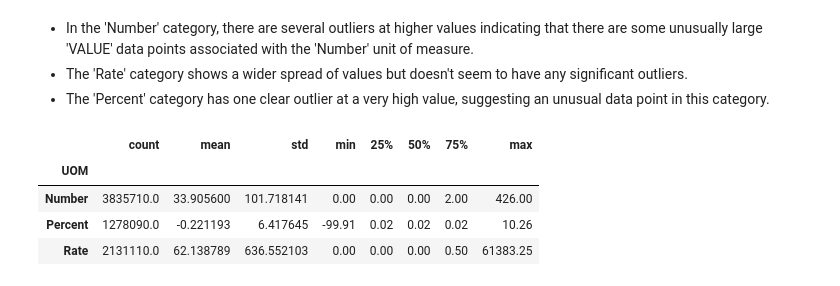
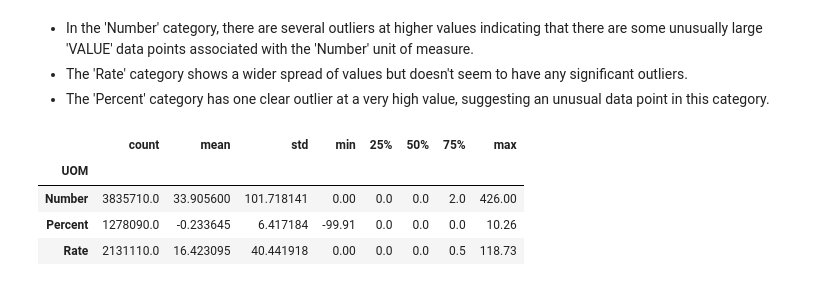
Before and after one commit to swekriti12/Crime-Statistics, a Jupyter notebook: Crime Statistics.ipynb, the cells around one changed output. Saved outputs shown, nothing was run; the diff lists cells and outputs as text; code cells hidden in the pictures.

Commit message:
Values field; Nan or null values changed to 0

```diff
--- a/Crime Statistics.ipynb
+++ b/Crime Statistics.ipynb
@@ -11,6 +8,6 @@ import seaborn as sns
 # %%
 #Loading the dataset
-Crime_Statistics = pd.read_csv("/Users/imn0one/Documents/Big Data Analytics/Business Processes/35100177-eng/35100177.csv", dtype={'DGUID': str, 'TERMINATED': str}, low_memory=False)
+Crime_Statistics = pd.read_csv("./35100177.csv", dtype={'DGUID': str, 'TERMINATED': str}, low_memory=False)
 # %%
 #Displaying first five rows
 Crime_Statistics.head(5)
@@ -443,12 +425,9 @@ Rate       61383.25
 *Rate:*
 - The median (0.00) is suitable for imputation to handle skewness.
 # %%
-#Calculating the median 'VALUE' for each 'UOM' group
-UOM_Median = Crime_Statistics.groupby('UOM')['VALUE'].median()
-
 #Applying the median value where 'VALUE' is missing
 Crime_Statistics['VALUE'] = Crime_Statistics.apply(
-    lambda row: UOM_Median[row['UOM']] if pd.isnull(row['VALUE']) else row['VALUE'], axis=1)
+    lambda row: 0 if pd.isnull(row['VALUE']) else row['VALUE'], axis=1)
 # %%
 #Checking for missing values after the modifications
 print(Crime_Statistics.isnull().sum())
@@ -509,26 +488,33 @@ plt.show()
 # %%
 import pandas as pd
 import numpy as np
 
 #Getting the 95th percentile threshold for 'Number' category
 number_95th = Crime_Statistics[Crime_Statistics['UOM'] == 'Number']['VALUE'].quantile(0.95)
 
 #Getting the 95th percentile threshold for 'Percent' category
 percent_95th = Crime_Statistics[Crime_Statistics['UOM'] == 'Percent']['VALUE'].quantile(0.95)
 
+#Getting the 95th percentile threshold for 'Rate' category
+rate_95th = Crime_Statistics[Crime_Statistics['UOM'] == 'Rate']['VALUE'].quantile(0.95)
+
 #Capping outliers for 'Number' category: Set VALUE to the 95th percentile if it exceeds the threshold
 Crime_Statistics.loc[(Crime_Statistics['UOM'] == 'Number') &
                      (Crime_Statistics['VALUE'] > number_95th), 'VALUE'] = number_95th
 
 #Capping outliers for 'Percent' category: Set VALUE to the 95th percentile if it exceeds the threshold
 Crime_Statistics.loc[(Crime_Statistics['UOM'] == 'Percent') &
                      (Crime_Statistics['VALUE'] > percent_95th), 'VALUE'] = percent_95th
 
+#Capping outliers for 'Rate' category: Set VALUE to the 95th percentile if it exceeds the threshold
+Crime_Statistics.loc[(Crime_Statistics['UOM'] == 'Rate') &
+                     (Crime_Statistics['VALUE'] > percent_95th), 'VALUE'] = rate_95th
+
 #Checking the capped values
 Crime_Statistics.groupby('UOM')['VALUE'].describe()
 # %% [output]
 |  | count | mean | std | min | 25% | 50% | 75% | max |
 | UOM |  |  |  |  |  |  |  |  |
-| Number | 3835710.0 | 33.905600 | 101.718141 | 0.00 | 0.00 | 0.00 | 2.00 | 426.00 |
-| Percent | 1278090.0 | -0.221193 | 6.417645 | -99.91 | 0.02 | 0.02 | 0.02 | 10.26 |
-| Rate | 2131110.0 | 62.138789 | 636.552103 | 0.00 | 0.00 | 0.00 | 0.50 | 61383.25 |
+| Number | 3835710.0 | 33.905600 | 101.718141 | 0.00 | 0.0 | 0.0 | 2.0 | 426.00 |
+| Percent | 1278090.0 | -0.233645 | 6.417184 | -99.91 | 0.0 | 0.0 | 0.0 | 10.26 |
+| Rate | 2131110.0 | 16.423095 | 40.441918 | 0.00 | 0.0 | 0.0 | 0.5 | 118.73 |
```
Also changed, not shown: parts of 9 cells of this notebook.
